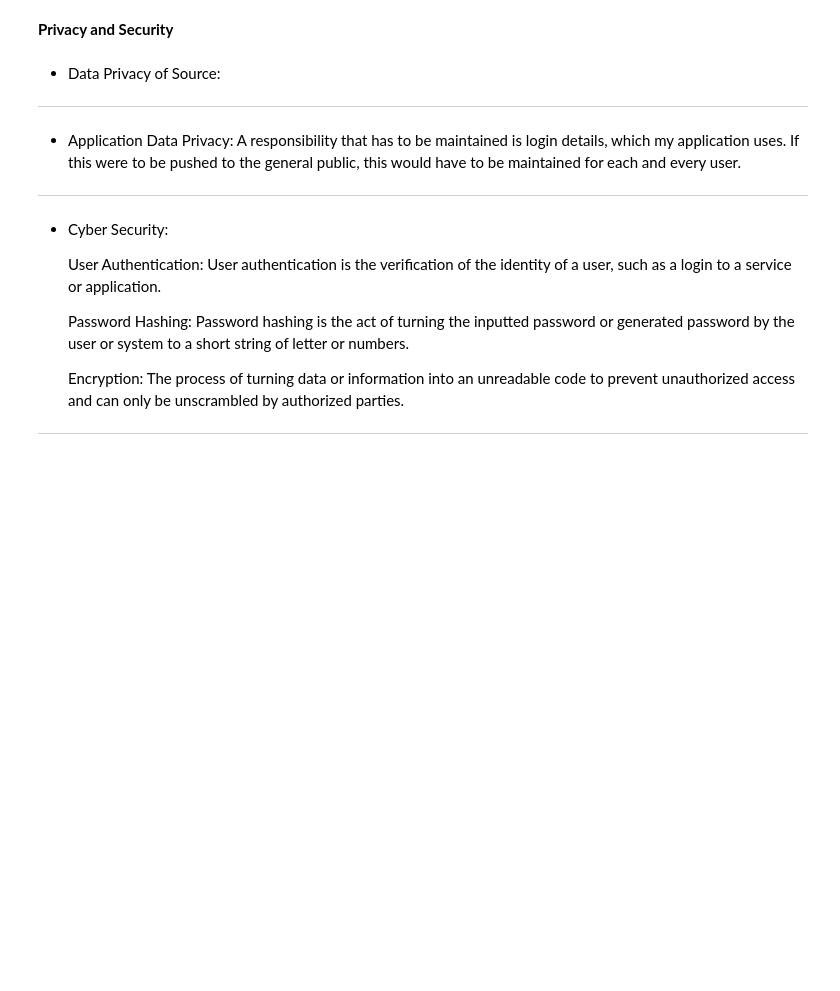
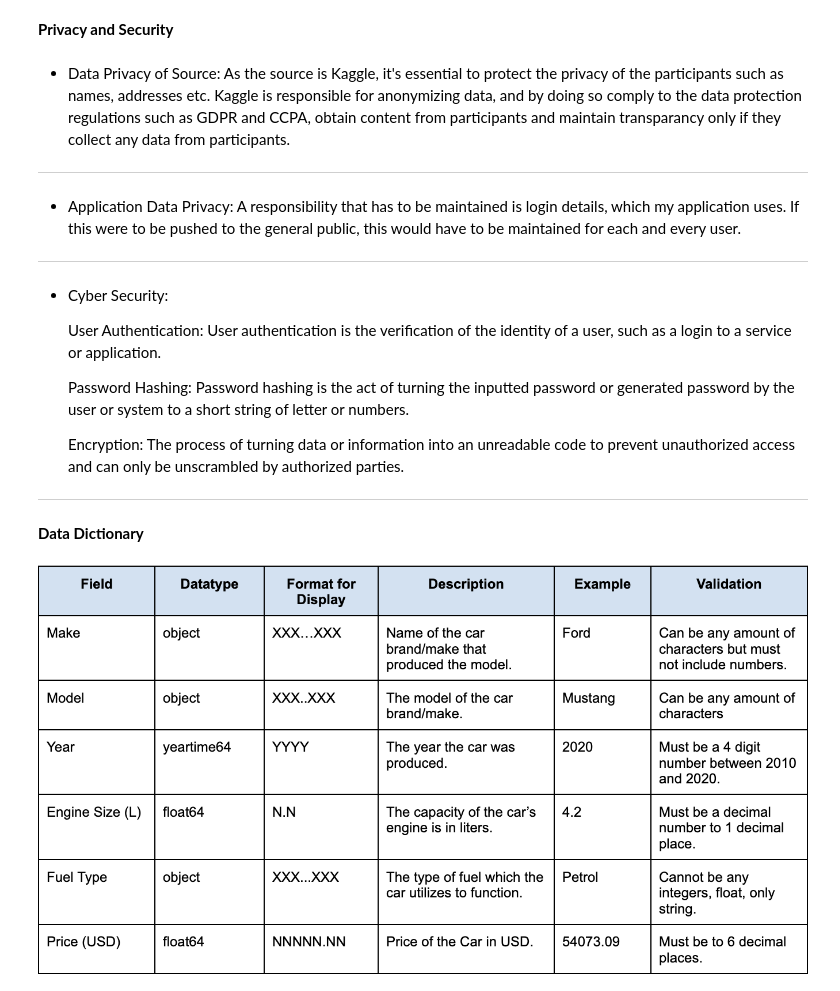
Before and after one commit to RonenGupta/Data-Analysis-Assessment-Task-2-Jupyter-Notebook, a Jupyter notebook: DataAnalysis.ipynb, the cells around one changed output. Drawn from its saved outputs; the diff is of its cells as text; code cells hidden in the pictures; blank space fills up the shorter version.

Commit message:
Finished Data Analysis, Visualisation, and Reporting.
13/08/24 - Finished Data Analysis, Visualising and Reporting. Let's make a GUI shall we?

```diff
--- a/DataAnalysis.ipynb
+++ b/DataAnalysis.ipynb
@@ -136,7 +136,7 @@
 # %% [markdown]
 **Privacy and Security**
 # %% [markdown]
-- Data Privacy of Source:
+- Data Privacy of Source: As the source is Kaggle, it's essential to protect the privacy of the participants such as names, addresses etc. Kaggle is responsible for anonymizing data, and by doing so comply to the data protection regulations such as GDPR and CCPA, obtain content from participants and maintain transparancy only if they collect any data from participants.
 ***
 - Application Data Privacy: A responsibility that has to be maintained is login details, which my application uses. If this were to be pushed to the general public, this would have to be maintained for each and every user.
 ***
@@ -149,3 +149,11 @@
 
   Encryption: The process of turning data or information into an unreadable code to prevent unauthorized access and can only be unscrambled by authorized parties.
 ***
+# %% [markdown]
+**Data Dictionary**
+# %%
+from IPython.display import Image, display
+
+display(Image(filename='Screenshot 2024-08-13 at 6.24.34 PM.png'))
+# %% [output]
+[figure, added]
```
Also changed, not shown: 5 other files.
